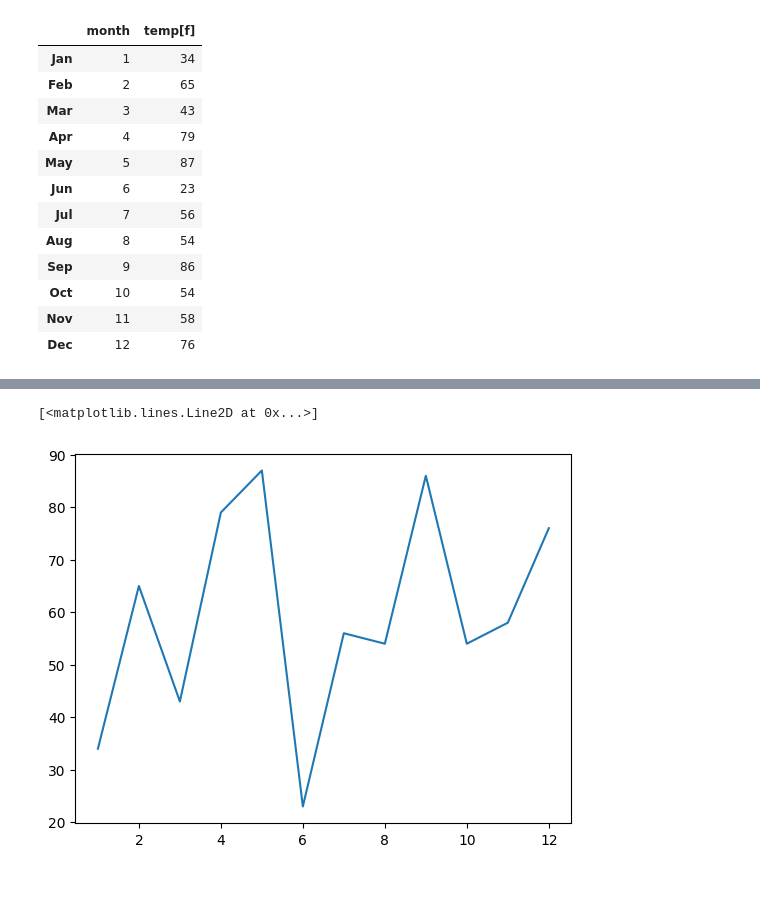
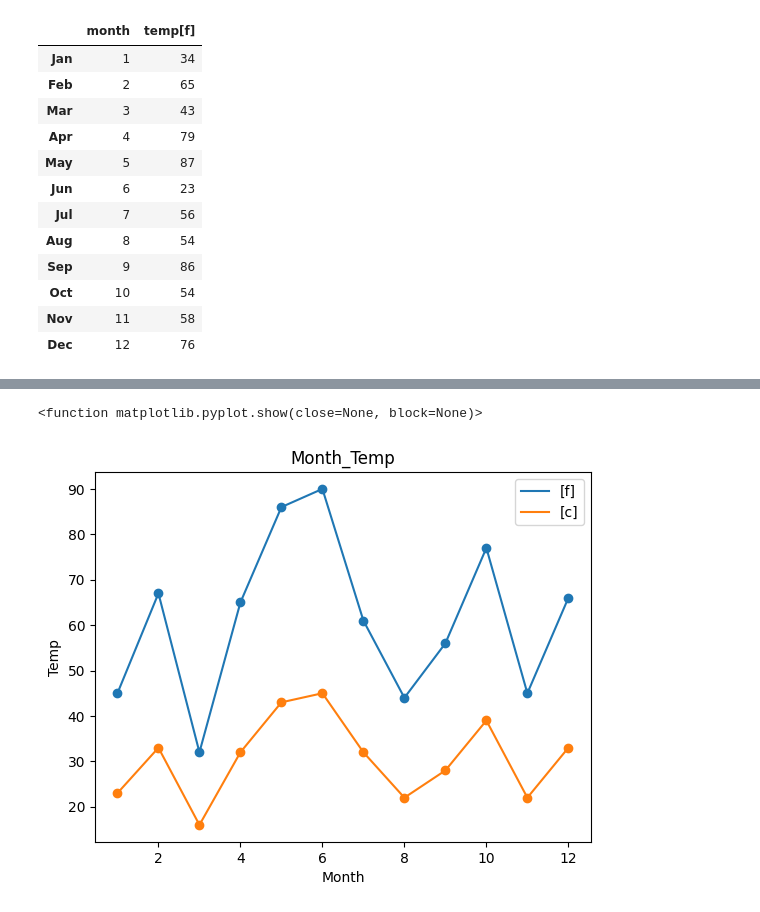
Before and after one commit to Amboyandrey/pythonnn, a Jupyter notebook: jupyter/Matplotlib.ipynb, the cells around one changed output, grey strips where cells are left out. Drawn from its saved outputs; the diff is of its cells as text; code cells hidden in the pictures; blank space fills up the shorter version.

```diff
--- a/jupyter/Matplotlib.ipynb
+++ b/jupyter/Matplotlib.ipynb
@@ -43,6 +65,7 @@ month_temp
 # %%
-x = month_temp['month'].values
-y = month_temp['temp[f]'].values
+x = month_temp_csv['month'].values
+y = month_temp_csv['temp[f]'].values
+z = month_temp_csv['temp[c]'].values
 # %%
 print(x)
 print(y)
@@ -57,6 +77,16 @@ plt.scatter(x, y)
-# %%
-plt.plot(x, y)
-# %% [output]
-[<matplotlib.lines.Line2D at 0x...>]
-[figure, removed]
+# %%
+plt.plot(x, y)
+plt.plot(x,z)
+plt.scatter(x, y)
+plt.scatter(x,z)
+
+plt.title("Month_Temp")
+plt.xlabel("Month")
+plt.ylabel("Temp")
+plt.legend(["[f]", "[c]"])
+
+plt.show
+# %% [output]
+<function matplotlib.pyplot.show(close=None, block=None)>
+[figure, added]
 # %%
```
Also changed, not shown: parts of 5 cells of this notebook, 2 other files.
